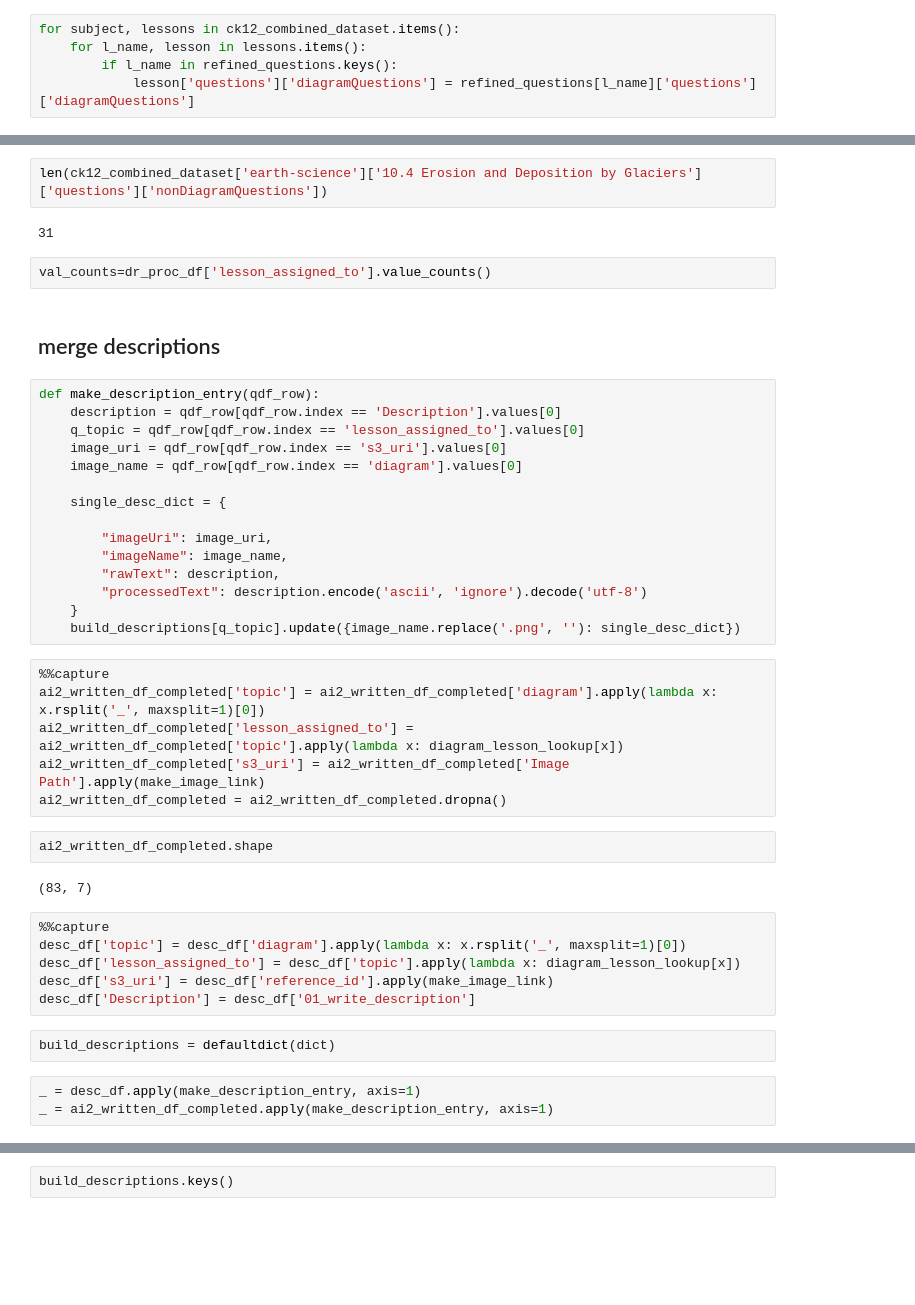
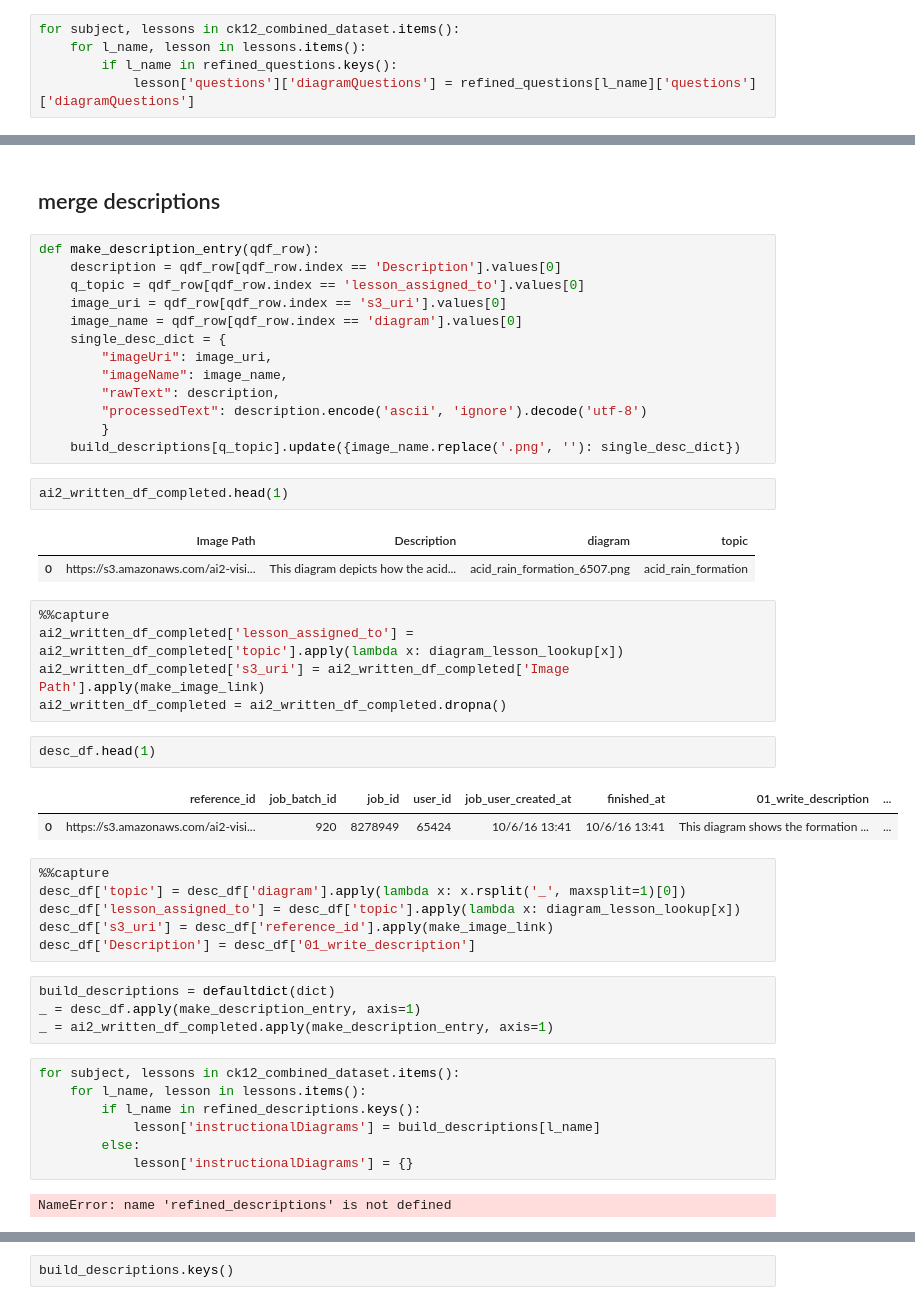
Before and after one commit to drschwenk/stb_notebooks, a Jupyter notebook: build_v4.ipynb, the cells around one changed output, grey strips where cells are left out. Drawn from its saved outputs; the diff is of its cells as text; blank space fills up the shorter version.

Commit message:
working on spelling and grammar in build notebook

```diff
--- a/build_v4.ipynb
+++ b/build_v4.ipynb
@@ -743,9 +671,3 @@ len(ck12_combined_dataset['earth-science']['10.4 Erosion and Deposition by Glaci
-# %%
-len(ck12_combined_dataset['earth-science']['10.4 Erosion and Deposition by Glaciers']['questions']['nonDiagramQuestions'])
-# %% [output]
-31
-# %%
-val_counts=dr_proc_df['lesson_assigned_to'].value_counts()
 # %% [markdown]
 ## merge descriptions
 # %%
@@ -754,33 +676,44 @@ def make_description_entry(qdf_row):
     q_topic = qdf_row[qdf_row.index == 'lesson_assigned_to'].values[0]
     image_uri = qdf_row[qdf_row.index == 's3_uri'].values[0]
     image_name = qdf_row[qdf_row.index == 'diagram'].values[0]
-
     single_desc_dict = {
-
         "imageUri": image_uri,
         "imageName": image_name,
         "rawText": description,
         "processedText": description.encode('ascii', 'ignore').decode('utf-8')
-    }
+        }
     build_descriptions[q_topic].update({image_name.replace('.png', ''): single_desc_dict})
+# %%
+ai2_written_df_completed.head(1)
+# %% [output]
+|  | Image Path | Description | diagram | topic |
+| 0 | https://s3.amazonaws.com/ai2-visi... | This diagram depicts how the acid... | acid_rain_formation_6507.png | acid_rain_formation |
 # %%
 %%capture
-ai2_written_df_completed['topic'] = ai2_written_df_completed['diagram'].apply(lambda x: x.rsplit('_', maxsplit=1)[0])
 ai2_written_df_completed['lesson_assigned_to'] = ai2_written_df_completed['topic'].apply(lambda x: diagram_lesson_lookup[x])
 ai2_written_df_completed['s3_uri'] = ai2_written_df_completed['Image Path'].apply(make_image_link)
 ai2_written_df_completed = ai2_written_df_completed.dropna()
-# %%
-ai2_written_df_completed.shape
-# %% [output]
-(83, 7)
+# %%
+desc_df.head(1)
+# %% [output]
+|  | reference_id | job_batch_id | job_id | user_id | job_user_created_at | finished_at | 01_write_description | ... |
+| 0 | https://s3.amazonaws.com/ai2-visi... | 920 | 8278949 | 65424 | 10/6/16 13:41 | 10/6/16 13:41 | This diagram shows the formation ... | ... |
 # %%
 %%capture
 desc_df['topic'] = desc_df['diagram'].apply(lambda x: x.rsplit('_', maxsplit=1)[0])
 desc_df['lesson_assigned_to'] = desc_df['topic'].apply(lambda x: diagram_lesson_lookup[x])
 desc_df['s3_uri'] = desc_df['reference_id'].apply(make_image_link)
 desc_df['Description'] = desc_df['01_write_description']
-# %%
-build_descriptions = defaultdict(dict)
 # %%
+build_descriptions = defaultdict(dict)
 _ = desc_df.apply(make_description_entry, axis=1)
 _ = ai2_written_df_completed.apply(make_description_entry, axis=1)
+# %%
+for subject, lessons in ck12_combined_dataset.items():
+    for l_name, lesson in lessons.items():
+        if l_name in refined_descriptions.keys():
+            lesson['instructionalDiagrams'] = build_descriptions[l_name]
+        else:
+            lesson['instructionalDiagrams'] = {}
+# %% [output]
+NameError: name 'refined_descriptions' is not defined
```
Also changed, not shown: parts of 120 cells of this notebook, 1 other file.
